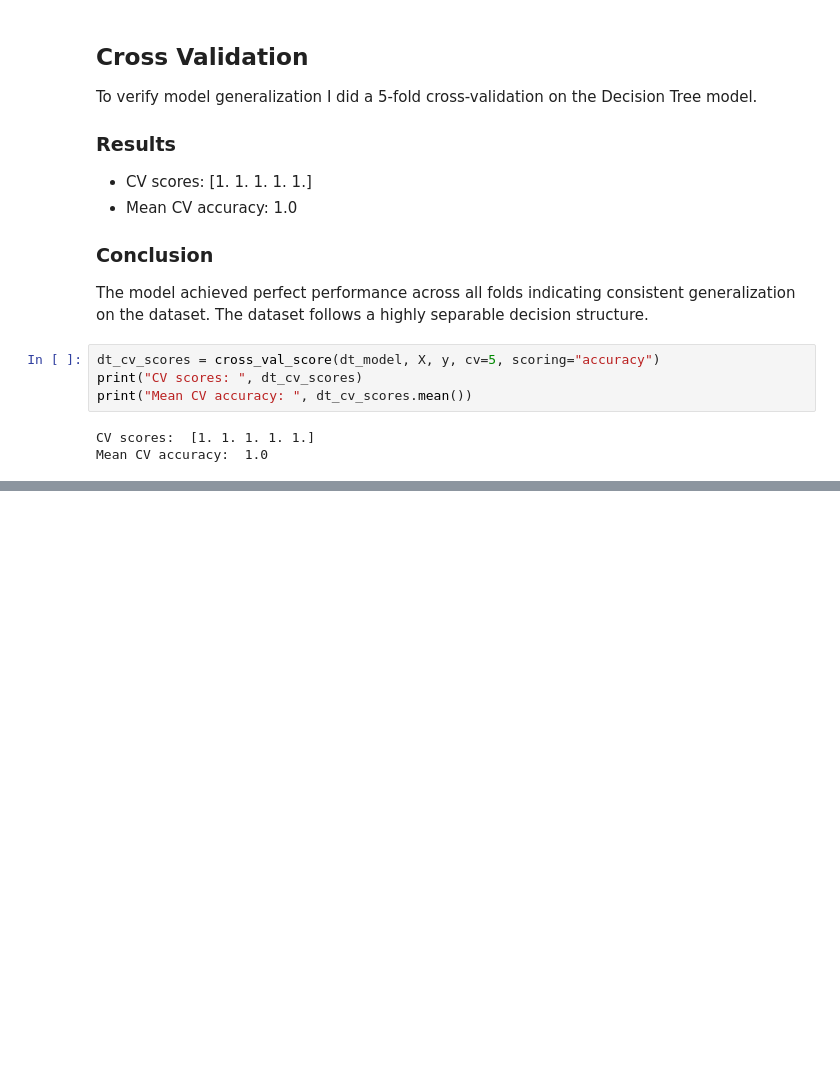
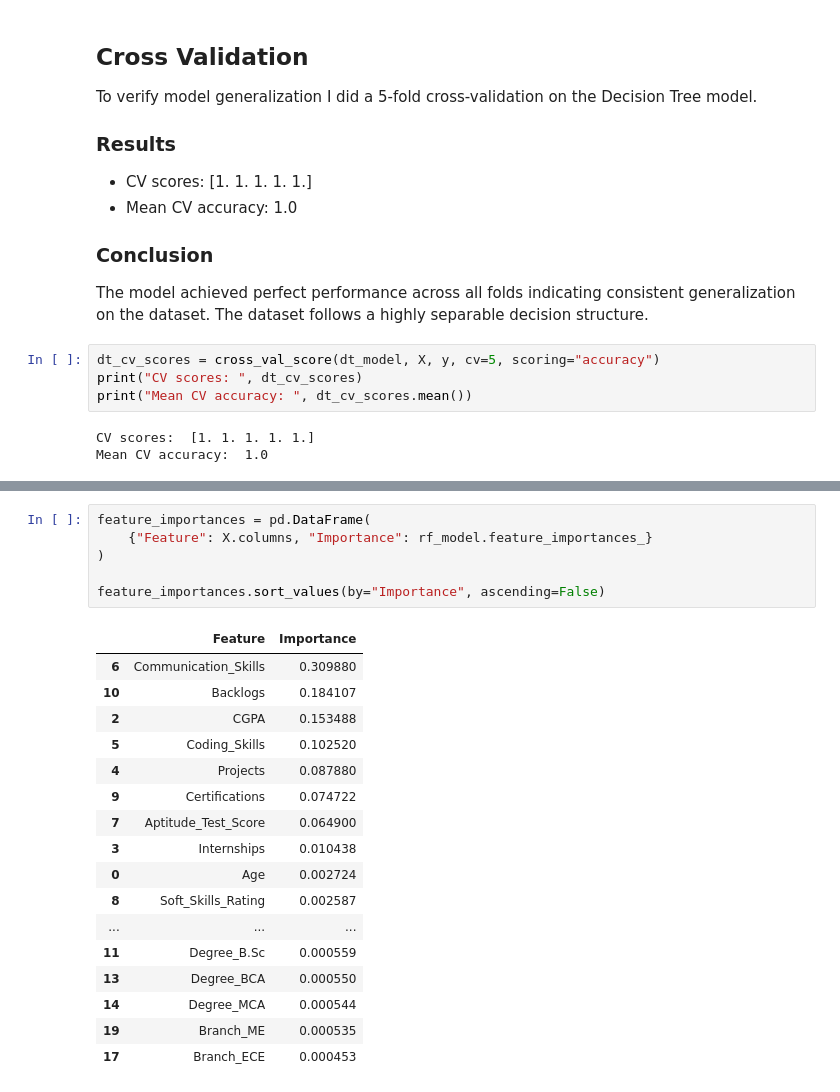
Before and after one commit to VineethNaik14/Student_Placement_Analytics_and_Prediction, a Jupyter notebook: notebooks/model_building.ipynb, the cells around one changed output, grey strips where cells are left out. Saved outputs shown, nothing was run; the diff lists cells and outputs as text; blank space fills up the shorter version.

```diff
--- a/notebooks/model_building.ipynb
+++ b/notebooks/model_building.ipynb
@@ -254,0 +269,24 @@ Mean CV accuracy:  1.0
+# %%
+feature_importances = pd.DataFrame(
+    {"Feature": X.columns, "Importance": rf_model.feature_importances_}
+)
+
+feature_importances.sort_values(by="Importance", ascending=False)
+# %% [output]
+|  | Feature | Importance |
+| 6 | Communication_Skills | 0.309880 |
+| 10 | Backlogs | 0.184107 |
+| 2 | CGPA | 0.153488 |
+| 5 | Coding_Skills | 0.102520 |
+| 4 | Projects | 0.087880 |
+| 9 | Certifications | 0.074722 |
+| 7 | Aptitude_Test_Score | 0.064900 |
+| 3 | Internships | 0.010438 |
+| 0 | Age | 0.002724 |
+| 8 | Soft_Skills_Rating | 0.002587 |
+| ... | ... | ... |
+| 11 | Degree_B.Sc | 0.000559 |
+| 13 | Degree_BCA | 0.000550 |
+| 14 | Degree_MCA | 0.000544 |
+| 19 | Branch_ME | 0.000535 |
+| 17 | Branch_ECE | 0.000453 |
```
Also changed, not shown: parts of 4 cells of this notebook.
